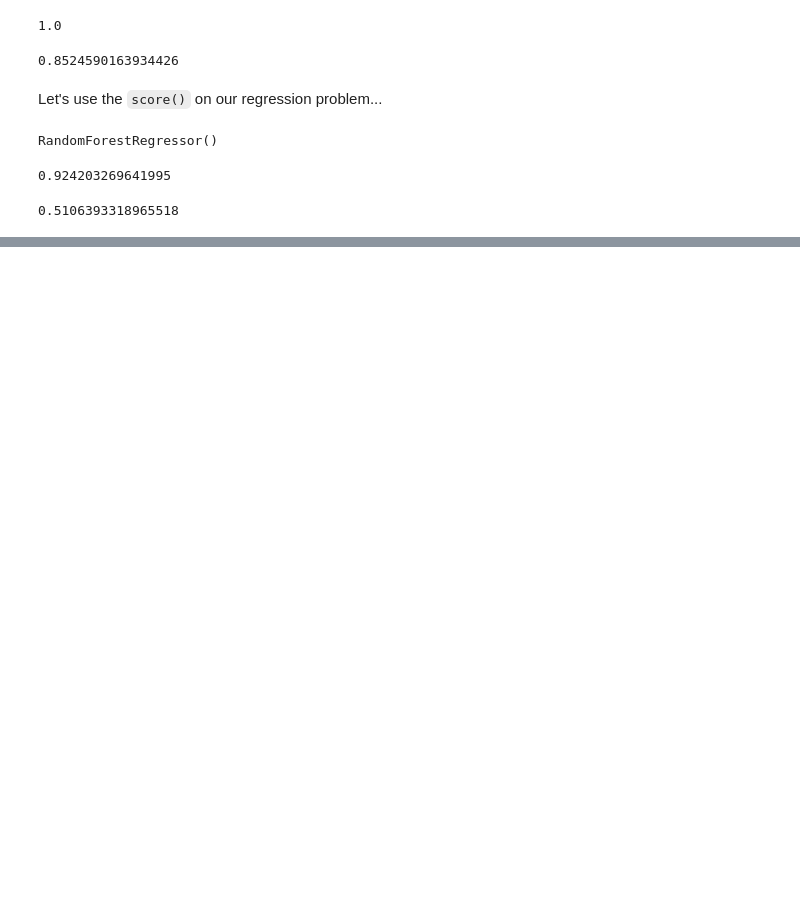
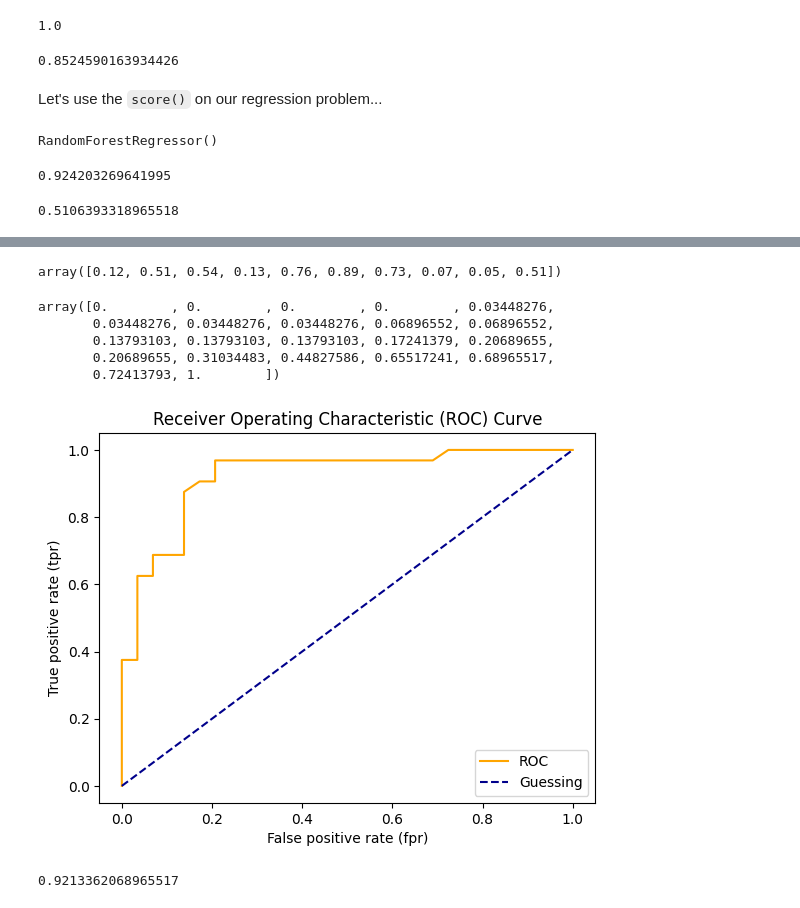
Before and after one commit to buumu8/ds, a Jupyter notebook: sample_project/sklearn_sample.ipynb, the cells around one changed output, grey strips where cells are left out. Saved outputs shown, nothing was run; the diff lists cells and outputs as text; code cells hidden in the pictures; blank space fills up the shorter version.

```diff
--- a/sample_project/sklearn_sample.ipynb
+++ b/sample_project/sklearn_sample.ipynb
@@ -1034,0 +1132,12 @@ model.score(X_test,y_test)
+# %%
+# Create X_test... etc
+X_train, X_test, y_train, y_test = train_test_split(X, y, test_slice=0.2)
+# %%
+from sklearn.metrics import roc_curve
+# Fit the classifier
+clf.fit(X_train, y_train)
+
+# Make predictions with probabilities
+y_probs = clf.predict_proba(X_test)
+
+y_probs[:10], len(y_probs)
@@ -1034,0 +1156,47 @@ model.score(X_test,y_test)
+# %%
+y_probs_positive = y_probs[:, 1]
+y_probs_positive[:10]
+# %% [output]
+array([0.12, 0.51, 0.54, 0.13, 0.76, 0.89, 0.73, 0.07, 0.05, 0.51])
+# %%
+# Calculate fpr, tpr and thresholds
+fpr, tpr, thresholds = roc_curve(y_test, y_probs_positive)
+
+# Check the false positive rates
+fpr
+# %% [output]
+array([0.        , 0.        , 0.        , 0.        , 0.03448276,
+       0.03448276, 0.03448276, 0.03448276, 0.06896552, 0.06896552,
+       0.13793103, 0.13793103, 0.13793103, 0.17241379, 0.20689655,
+       0.20689655, 0.31034483, 0.44827586, 0.65517241, 0.68965517,
+       0.72413793, 1.        ])
+# %%
+# Create a function for plotting ROC curves
+import matplotlib.pyplot as plt
+
+def plot_roc_curve(fpr, tpr):
+    """
+    Plots a ROC curve given the false positive rate (fpr)
+    and true positive rate (tpr) of a model.
+    """
+    # Plot roc curve
+    plt.plot(fpr, tpr, color="orange", label="ROC")
+    # Plot line with no predictive power (baseline)
+    plt.plot([0,1], [0,1], color="darkblue", linestyle="--", label="Guessing")
+
+    # Customize the plot
+    plt.xlabel("False positive rate (fpr)")
+    plt.ylabel("True positive rate (tpr)")
+    plt.title("Receiver Operating Characteristic (ROC) Curve")
+    plt.legend()
+    plt.show()
+
+plot_roc_curve(fpr, tpr)
+# %% [output]
+[figure, added]
+# %%
+from sklearn.metrics import roc_auc_score # auc = area under the curve, max = 1.0
+
+roc_auc_score(y_test, y_probs_positive)
+# %% [output]
+0.9213362068965517
```
Also changed, not shown: parts of 41 cells of this notebook, 1 other file.
